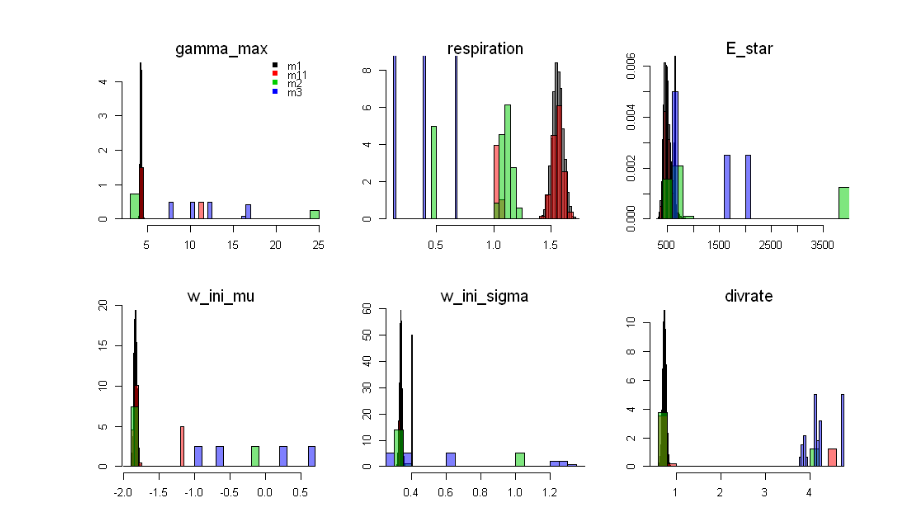
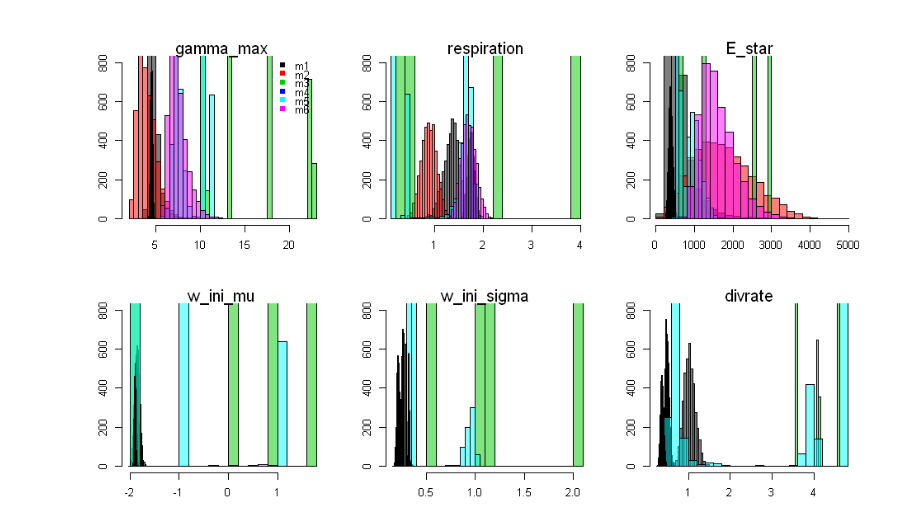
Before and after one commit to fribalet/Bayesian-matrixmodel, a Jupyter notebook: parameter_plots/analysis.ipynb, the cells around one changed output. Cells and saved outputs as stored; diff of their text form; code cells hidden in the pictures.

```diff
--- a/parameter_plots/analysis.ipynb
+++ b/parameter_plots/analysis.ipynb
@@ -1,5 +1,5 @@
 # %%
-models <- c('m1','m11','m2','m3')
+models <- c('m1','m2','m3','m4','m5','m6')
 
 SF=ZN <- list()
 for(i in 1:length(models)){
@@ -9,10 +13,10 @@ for(i in 1:length(models)){
 # %%
 pars <- c('gamma_max','respiration','E_star','w_ini_mu','w_ini_sigma','divrate')
 
-PARS_sf=PARS_zn   <- array(NA,dim=c(nrow(zn),length(pars),length(models)))
+PARS_sf=PARS_zn   <- array(NA,dim=c(dim(ZN[[1]])[1],length(pars),length(models)))
 #colnames(pars_sf)=colnames(pars_zn) <- pars
 for(j in 1:length(models)){
-    pars_sf=pars_zn                     <- matrix(NA,nrow(zn),length(pars))
+    pars_sf=pars_zn                     <- matrix(NA,dim(ZN[[1]])[1],length(pars))
     colnames(pars_sf)=colnames(pars_zn) <- pars
     for(i in 1:length(pars)){
         pars_sf[,i] <- SF[[j]][,grep(pars[i],colnames(SF[[j]]))]
@@ -25,9 +29,10 @@ for(j in 1:length(models)){
 options(repr.plot.width=8, repr.plot.height=5)
 par(mfrow=c(2,3),mar=c(3,2,3,3))
 for(i in 1:length(pars)){
-    hist(PARS_sf[,i,1],main='',breaks=20,xlab='',freq=FALSE,xlim=range(c(PARS_sf[,i,])),col=adjustcolor('black',alpha.f=0.5))
+    hist(PARS_sf[,i,1],main='',breaks=20,xlab='',freq=TRUE,
+         xlim=range(c(PARS_sf[,i,])),col=adjustcolor('black',alpha.f=0.5),ylim=c(0,800))
     for(j in 2:length(models)){
-        hist(PARS_sf[,i,j],main='',,breaks=20,xlab='',freq=FALSE,col=adjustcolor(j,alpha.f=0.5),add=TRUE)
+        hist(PARS_sf[,i,j],main='',,breaks=20,xlab='',freq=TRUE,col=adjustcolor(j,alpha.f=0.5),add=TRUE)
     }
     mtext(pars[i])
     if(i==1)
@@ -37,0 +43,16 @@ for(i in 1:length(pars)){
+# %%
+options(repr.plot.width=8, repr.plot.height=5)
+par(mfrow=c(2,3),mar=c(3,2,3,3))
+for(i in 1:length(pars)){
+    xtmp <- PARS_sf[,i,1]
+    d <- density(xtmp)
+    plot(d$x,d$y/max(d$y),xlab='', xlim=range(c(PARS_sf[,i,])),col='black',type='l')
+    for(j in 2:length(models)){
+        xtmp <- PARS_sf[,i,j]
+        d <- density(xtmp)
+        lines(d$x,d$y/max(d$y),col=j)
+    }
+    mtext(pars[i])
+    if(i==1)
+        legend('topright',legend=models,col=1:length(models),pch=15,bty='n')
+}
@@ -38,14 +61,15 @@ for(i in 1:length(pars)){
 # %%
 options(repr.plot.width=8, repr.plot.height=5)
 par(mfrow=c(2,3),mar=c(3,2,3,3))
 for(i in 1:length(pars)){
-    hist(PARS_zn[,i,1],main='',breaks=20,xlab='',freq=FALSE,xlim=range(c(PARS_zn[,i,])),col=adjustcolor('black',alpha.f=0.5))
+    hist(PARS_zn[,i,1],main='',breaks=20,xlab='',freq=TRUE,xlim=range(c(PARS_zn[,i,])),col=adjustcolor('black',alpha.f=0.5),
+        ylim=c(0,800))
     for(j in 2:length(models)){
-        hist(PARS_zn[,i,j],main='',,breaks=20,xlab='',freq=FALSE,col=adjustcolor(j,alpha.f=0.5),add=TRUE)
+        hist(PARS_zn[,i,j],main='',,breaks=20,xlab='',freq=TRUE,col=adjustcolor(j,alpha.f=0.5),add=TRUE)
     }
     mtext(pars[i])
     if(i==1)
         legend('topright',legend=models,col=1:length(models),pch=15,bty='n')
 }
 # %% [output]
-[figure, old version]
+[figure, new version]
```
Also changed, not shown: parts of 4 cells of this notebook, 1 other file.
